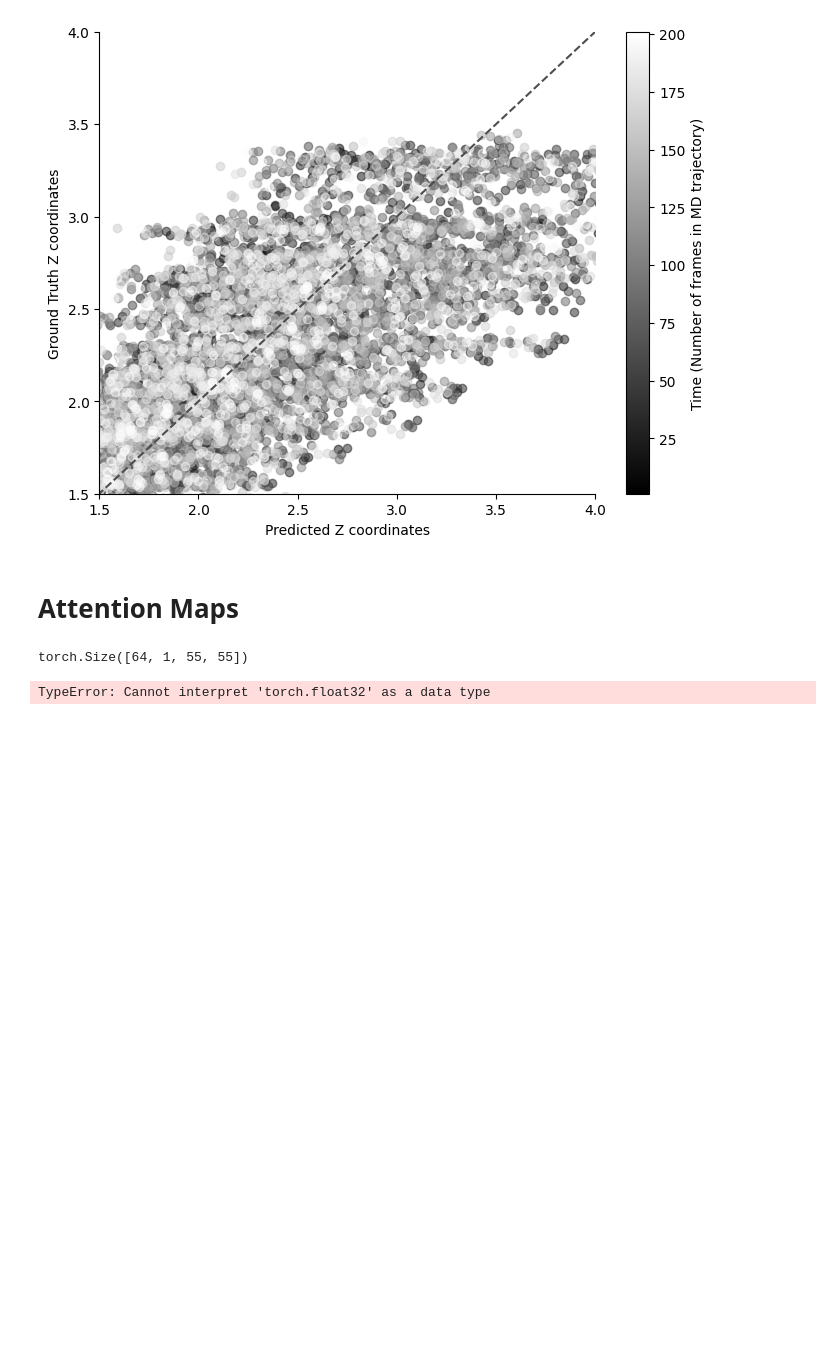
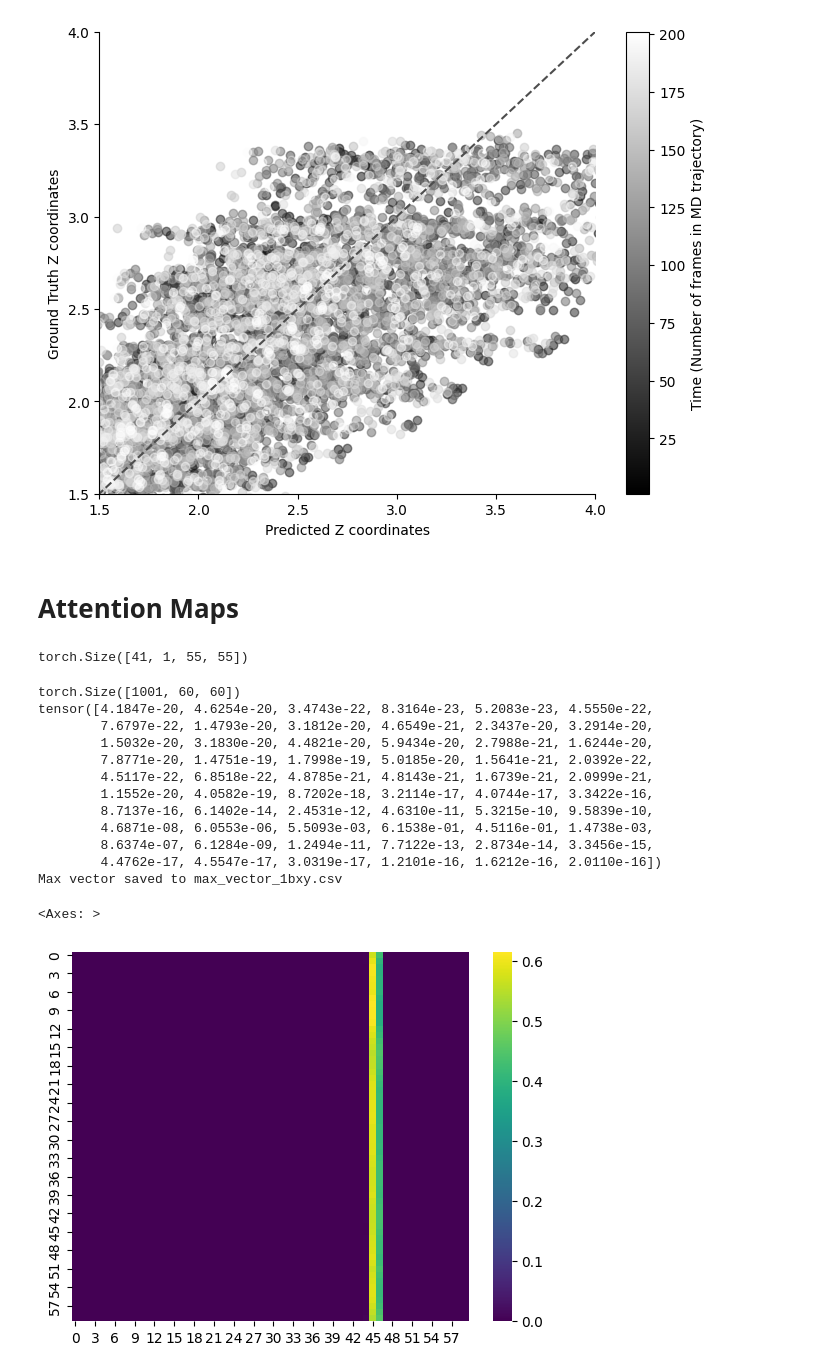
Before and after one commit to KrishnaswamyLab/ProtSCAPE, a Jupyter notebook: notebooks/atlas_results.ipynb, the cells around one changed output. Saved outputs shown, nothing was run; the diff lists cells and outputs as text; code cells hidden in the pictures; blank space fills up the shorter version.

```diff
--- a/notebooks/atlas_testing.ipynb
+++ b/notebooks/atlas_results.ipynb
@@ -317,35 +317,71 @@ with open('../attention_maps_1bx7.pkl', 'rb') as file:
     # Load the data from the pickle file
     row_attn = pk.load(file)
 # %%
-row_attn[0][0].shape
+row_attn[15][0].shape
 # %% [output]
-torch.Size([64, 1, 55, 55])
+torch.Size([41, 1, 55, 55])
 # %%
+import pickle as pk
+import seaborn as sns
+import torch
 import pickle as pk
 import seaborn as sns
 
 # Load the data from the pickle file
-with open('../attention_maps_1bx7.pkl', 'rb') as file:
+with open('../attention_maps_1bxy.pkl', 'rb') as file:
     row_attn = pk.load(file)
 
-row_attn_np = row_attn[0][0].numpy()
+row_attn_tensor = row_attn[0][0]
 # Get the shape of the attention maps
-row_attn_shape = row_attn_np.shape
+row_attn_shape = row_attn_tensor.shape
 
-# Create an empty numpy array
-result_array = np.empty((0,) + row_attn_shape[1:], dtype=row_attn[0][0].dtype)
+# Create an empty tensor
+result_tensor = torch.empty((0,) + row_attn_shape[1:], dtype=row_attn_tensor.dtype)
 
-# Iterate over the range and add row_attn[i][0] to the result_array
+# Iterate over the range and add row_attn[i][0] to the result_tensor
 for i in range(16):
-    result_array = np.vstack((result_array, row_attn[i][0]))
+    result_tensor = torch.cat((result_tensor, row_attn[i][0]))
 
-# Print the result_array
-print(result_array)
+result_tensor = result_tensor.squeeze(1)
+# Print the result_tensor
+print(result_tensor.shape)
 
+result_tensor = torch.mean(result_tensor, dim=0)
+
+max_vector = torch.max(result_tensor, dim=0)[0]
+print(max_vector)
+import csv
+
+# Define the file path
+file_path = 'max_vector_1bxy.csv'
+
+# Define the data to be saved
+data = [(i+1, score.item()) for i, score in enumerate(max_vector)]
+
+# Save the data to the CSV file
+with open(file_path, 'w', newline='') as file:
+    writer = csv.writer(file)
+    writer.writerow(['Residue Number', 'Attention Score'])
+    writer.writerows(data)
+
+print(f"Max vector saved to {file_path}")
 # Calculate the mean attention map
-attention_maps = [i[0].mean(axis=0) for i in row_attn]
+# attention_maps = [i[0].mean(dim=0) for i in result_tensor]
 
 # Plot the first attention map
-sns.heatmap(attention_maps[0][0], cmap='viridis')
+sns.heatmap(result_tensor, cmap='viridis')
 # %% [output]
-TypeError: Cannot interpret 'torch.float32' as a data type
+torch.Size([1001, 60, 60])
+tensor([4.1847e-20, 4.6254e-20, 3.4743e-22, 8.3164e-23, 5.2083e-23, 4.5550e-22,
+        7.6797e-22, 1.4793e-20, 3.1812e-20, 4.6549e-21, 2.3437e-20, 3.2914e-20,
+        1.5032e-20, 3.1830e-20, 4.4821e-20, 5.9434e-20, 2.7988e-21, 1.6244e-20,
+        7.8771e-20, 1.4751e-19, 1.7998e-19, 5.0185e-20, 1.5641e-21, 2.0392e-22,
+        4.5117e-22, 6.8518e-22, 4.8785e-21, 4.8143e-21, 1.6739e-21, 2.0999e-21,
+        1.1552e-20, 4.0582e-19, 8.7202e-18, 3.2114e-17, 4.0744e-17, 3.3422e-16,
+        8.7137e-16, 6.1402e-14, 2.4531e-12, 4.6310e-11, 5.3215e-10, 9.5839e-10,
+        4.6871e-08, 6.0553e-06, 5.5093e-03, 6.1538e-01, 4.5116e-01, 1.4738e-03,
+        8.6374e-07, 6.1284e-09, 1.2494e-11, 7.7122e-13, 2.8734e-14, 3.3456e-15,
+        4.4762e-17, 4.5547e-17, 3.0319e-17, 1.2101e-16, 1.6212e-16, 2.0110e-16])
+Max vector saved to max_vector_1bxy.csv
+<Axes: >
+[figure, added]
```
Also changed, not shown: parts of 6 cells of this notebook, 4 other files.
